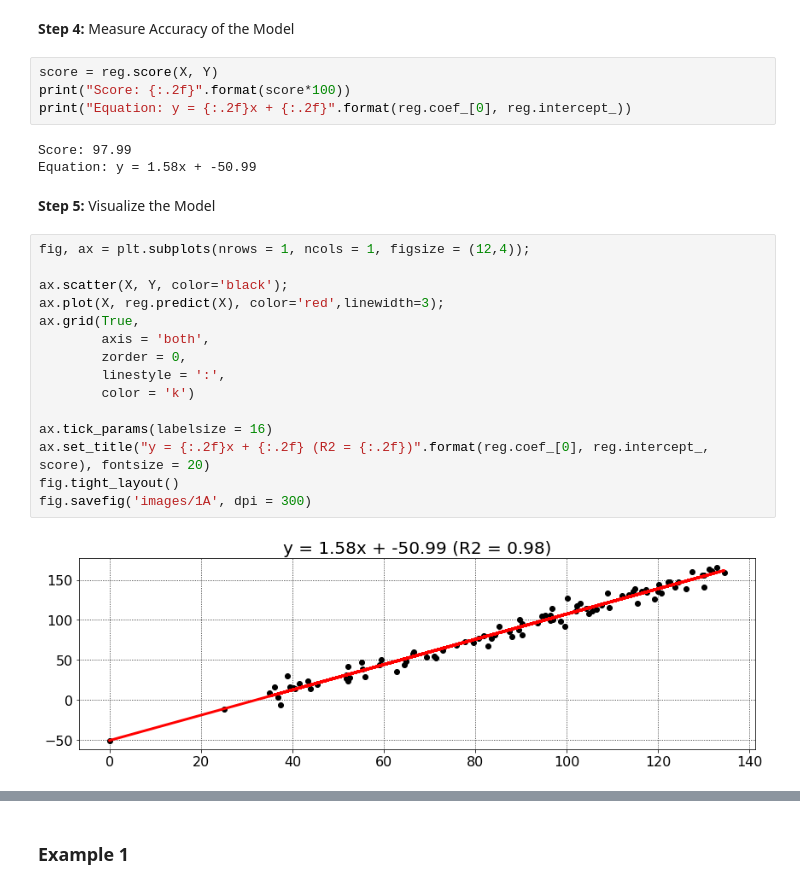
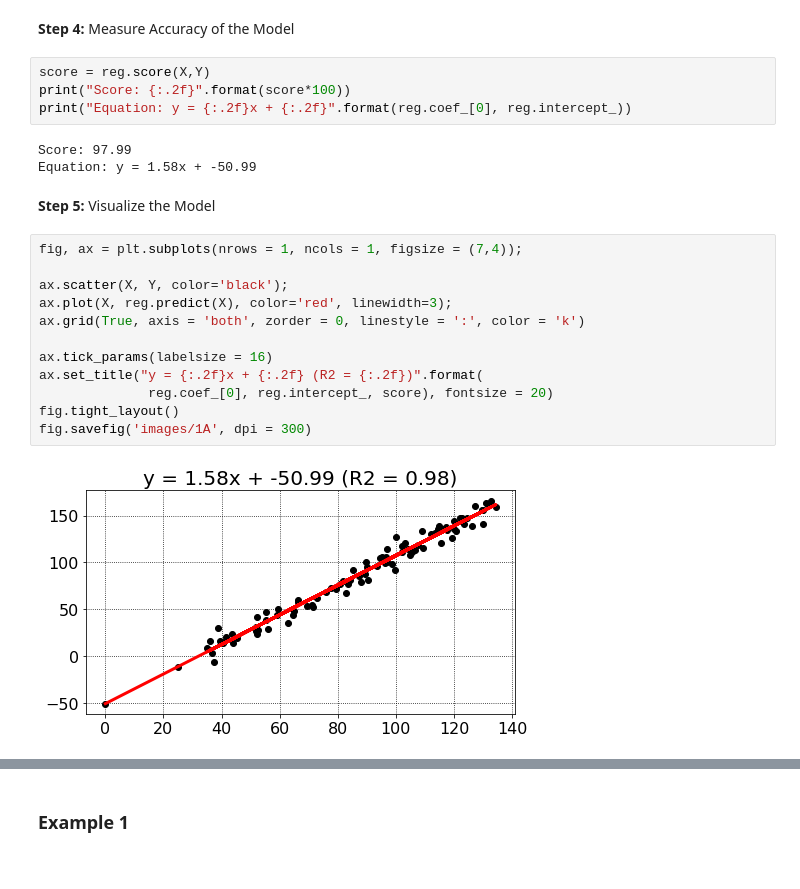
Before and after one commit to abphilip-resources/PY-Lib-2, a Jupyter notebook: Scikit/1.ipynb, the cells around one changed output, grey strips where cells are left out. Drawn from its saved outputs; the diff is of its cells as text.

```diff
--- a/Scikit/1.ipynb
+++ b/Scikit/1.ipynb
@@ -45,7 +45,7 @@ array([-50.99119328, -11.39905237, 135.223663  , 121.50775193,
 # %% [markdown]
 <b>Step 4:</b> Measure Accuracy of the Model
 # %%
-score = reg.score(X, Y)
+score = reg.score(X,Y)
 print("Score: {:.2f}".format(score*100))
 print("Equation: y = {:.2f}x + {:.2f}".format(reg.coef_[0], reg.intercept_))
 # %% [output]
@@ -54,20 +54,17 @@ Equation: y = 1.58x + -50.99
 # %% [markdown]
 <b>Step 5:</b> Visualize the Model
 # %%
-fig, ax = plt.subplots(nrows = 1, ncols = 1, figsize = (12,4));
+fig, ax = plt.subplots(nrows = 1, ncols = 1, figsize = (7,4));
 
 ax.scatter(X, Y, color='black');
-ax.plot(X, reg.predict(X), color='red',linewidth=3);
-ax.grid(True,
-        axis = 'both',
-        zorder = 0,
-        linestyle = ':',
-        color = 'k')
+ax.plot(X, reg.predict(X), color='red', linewidth=3);
+ax.grid(True, axis = 'both', zorder = 0, linestyle = ':', color = 'k')
 
 ax.tick_params(labelsize = 16)
-ax.set_title("y = {:.2f}x + {:.2f} (R2 = {:.2f})".format(reg.coef_[0], reg.intercept_, score), fontsize = 20)
+ax.set_title("y = {:.2f}x + {:.2f} (R2 = {:.2f})".format(
+              reg.coef_[0], reg.intercept_, score), fontsize = 20)
 fig.tight_layout()
 fig.savefig('images/1A', dpi = 300)
 # %% [output]
-[figure, old version]
+[figure, new version]
 # %%
```
Also changed, not shown: parts of 1 cell of this notebook, 6 other files.
